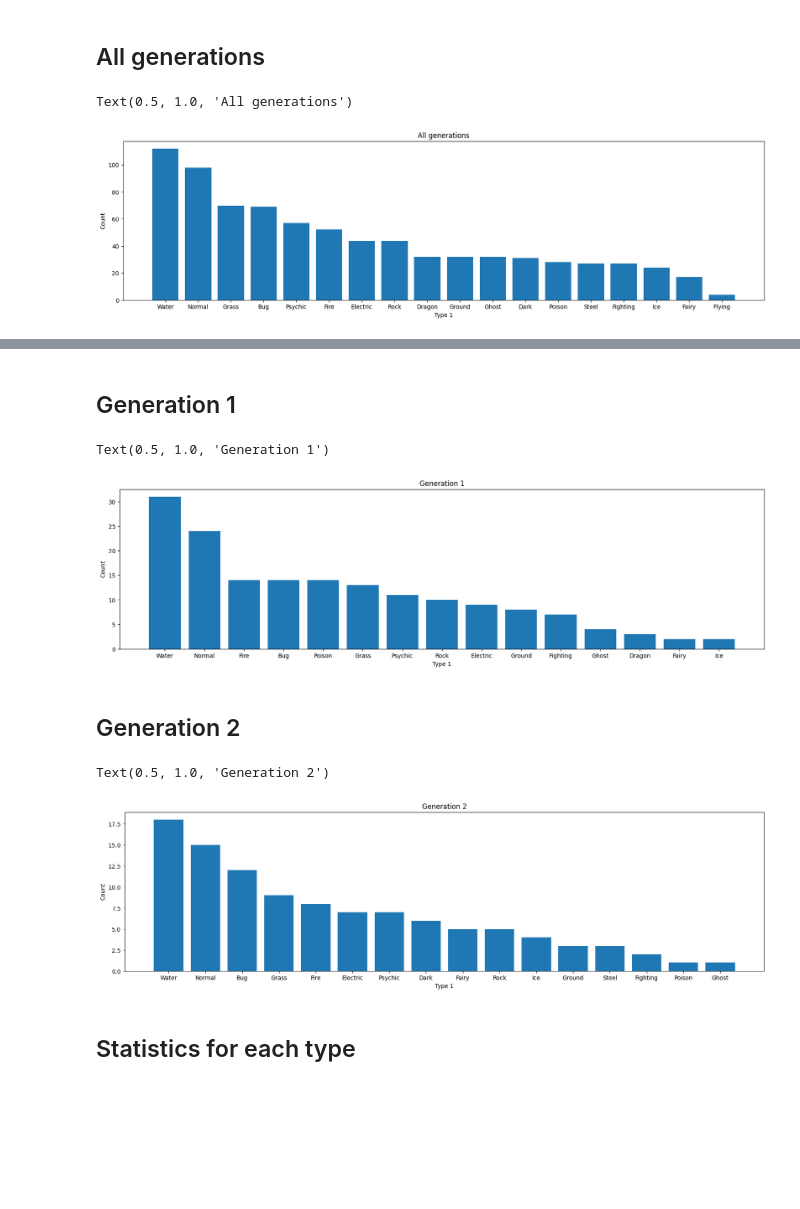
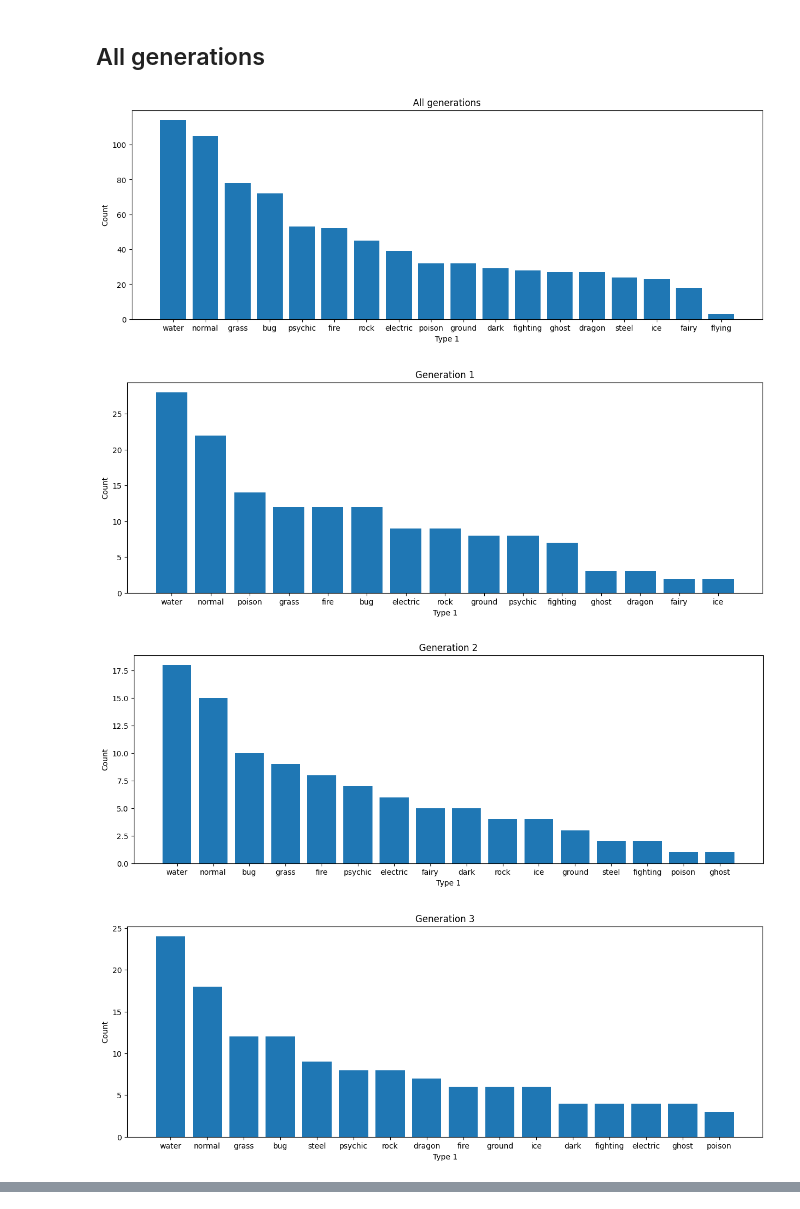
Before and after one commit to willc127/Pokedex_DataScience, a Jupyter notebook: PokeAnalysis.ipynb, the cells around one changed output, grey strips where cells are left out. Cells and saved outputs as stored; diff of their text form; code cells hidden in the pictures; blank space fills up the shorter version.

```diff
--- a/PokeAnalysis.ipynb
+++ b/PokeAnalysis.ipynb
@@ -46,0 +29,3 @@ Index(['Total', 'HP', 'Attack', 'Defense', 'Sp. Atk', 'Sp. Def', 'Speed'], dtype
+# %%
+df2 = df.iloc[:,[32,30,28,19,25,33,34,35,36,37,39]]
+df2
@@ -47,9 +46,11 @@ Index(['Total', 'HP', 'Attack', 'Defense', 'Sp. Atk', 'Sp. Def', 'Speed'], dtype
 # %%
 #Define a palette for each type of pokemon
 pallette = ['limegreen', 'red', 'blue', 'olivedrab', 'grey', 'violet', 'gold','burlywood','magenta','brown', 'indigo', 'darkgoldenrod', 'lavender', 'aqua', 'orange', 'darkviolet', 'slategrey', 'cornflowerblue']
+col_data = df2.columns[2:8]
+
 
 #plotting the boxplots
-fig, axis = plt.subplots(7,figsize=(15, 30))
-for i in range(0,7):
-    sns.boxplot(data=df, x='Type 1', y=stats[i], ax = axis[i], palette=pallette)
+fig, axis = plt.subplots(6,figsize=(15, 30))
+for i in range(0,6):
+    sns.boxplot(data=df2, x='type1', y=col_data[i], ax = axis[i], palette=pallette)
 # %% [output]
@@ -78,18 +79,32 @@ sns.heatmap(colDF.corr(), annot=True)
 ## All generations
 # %%
 #count the number of each type of pokemon
-counts = df['Type 1'].value_counts()
+counts = df['type1'].value_counts()
 
 #Create figure
-plt.figure(figsize=(20,5))
+plt.figure(figsize=(15,5))
 
 # Create a bar plot of the counts
 plt.bar(counts.index, counts.values)
 
 # Add labels and title
 plt.xlabel('Type 1')
 plt.ylabel('Count')
 plt.title('All generations')
+
+for i in range(1,8):
+    counts = df[df['generation']==i]['type1'].value_counts()
+
+    plt.figure(figsize=(15,5))
+    # Create a bar plot of the counts
+    plt.bar(counts.index, counts.values)
+
+    # Add labels and title
+    plt.xlabel('Type 1')
+    plt.ylabel('Count')
+    plt.title('Generation ' + str(i) )
 # %% [output]
-Text(0.5, 1.0, 'All generations')
-[figure, old version]
+[figure, new version]
+[figure, added]
+[figure, added]
+[figure, added]
@@ -96,35 +114,0 @@ Text(0.5, 1.0, 'All generations')
-# %% [markdown]
-## Generation 1
-# %%
-
-counts1 = df[df['Generation']==1]['Type 1'].value_counts()
-
-plt.figure(figsize=(20,5))
-# Create a bar plot of the counts
-plt.bar(counts1.index, counts1.values)
-
-# Add labels and title
-plt.xlabel('Type 1')
-plt.ylabel('Count')
-plt.title('Generation 1')
-# %% [output]
-Text(0.5, 1.0, 'Generation 1')
-[figure, removed]
-# %% [markdown]
-## Generation 2
-# %%
-counts2 = df[df['Generation']==2]['Type 1'].value_counts()
-
-plt.figure(figsize=(20,5))
-# Create a bar plot of the counts
-plt.bar(counts2.index, counts2.values)
-
-# Add labels and title
-plt.xlabel('Type 1')
-plt.ylabel('Count')
-plt.title('Generation 2')
-# %% [output]
-Text(0.5, 1.0, 'Generation 2')
-[figure, removed]
-# %% [markdown]
-## Statistics for each type
```
Also changed, not shown: parts of 26 cells of this notebook, 11 other files.
